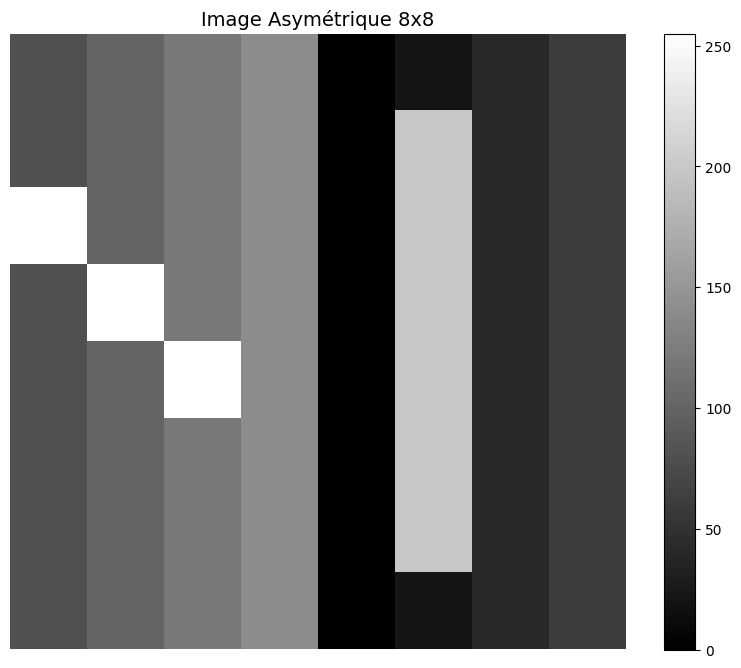
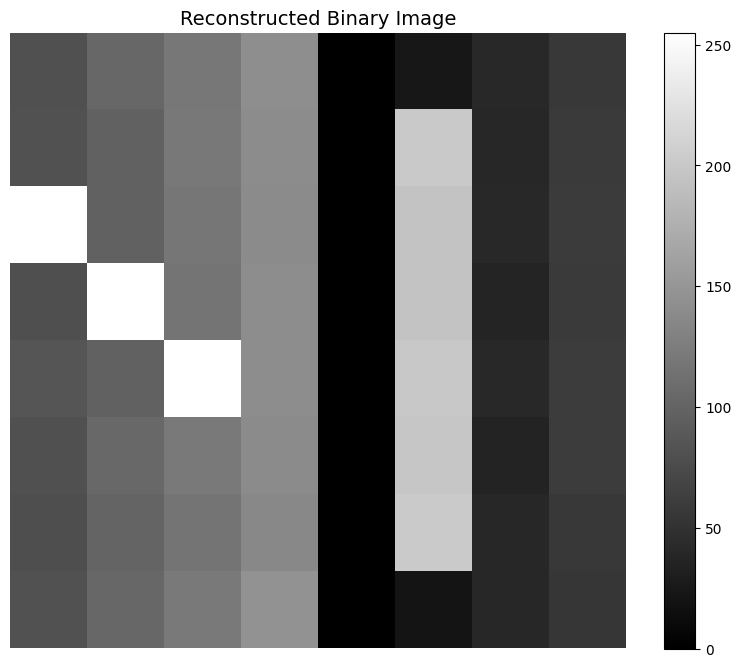
The change to this notebook cell's code, shown as a diff; its figure went from the first image to the second:
--- before
+++ after
@@ -1,10 +1,22 @@
 # 3.1) Swap des blocs (colonnes) (gauche [0,1,2,3] ↔ droite [4,5,6,7])
-image_8x8_swap = image_8x8.copy()
 
-for y in range(8):
-    for x in range(4):
-        # Swap pixel (y, x) with (y, 7-x)
-        image_8x8_swap[y, x], image_8x8_swap[y, x+4] = image_8x8_swap[y, x+4], image_8x8_swap[y, x]
+# Build FRQI circuit
+frqi_circuit, n_pos = encode_frqi_grayscale(image_8x8)
+bit_poids_fort = int(math.log2(image_8x8.shape[1]))
 
-print("Image originale (8x8) :")
-img_utils.display_image(image_8x8_swap, "Image Asymétrique 8x8")
+frqi_circuit.x(2)
+
+# very important: add measurement to the circuit
+frqi_circuit.measure_all()
+
+num_shots = 2000 * (2**n_pos) # 200 shots per pixel address
+counts = q_utils.run_simulation(frqi_circuit, shots=num_shots)
+
+# Reconstruct
+frqi_reconstructed = reconstruct_grayscale_from_frqi(counts, n_pos, image_8x8.shape)
+
+print(f"\n{'='*60}")
+print("Reconstructed image:")
+print(frqi_reconstructed)
+
+img_utils.display_image(frqi_reconstructed, "Reconstructed Binary Image")

Commit: challenger 1 et 2 fixed